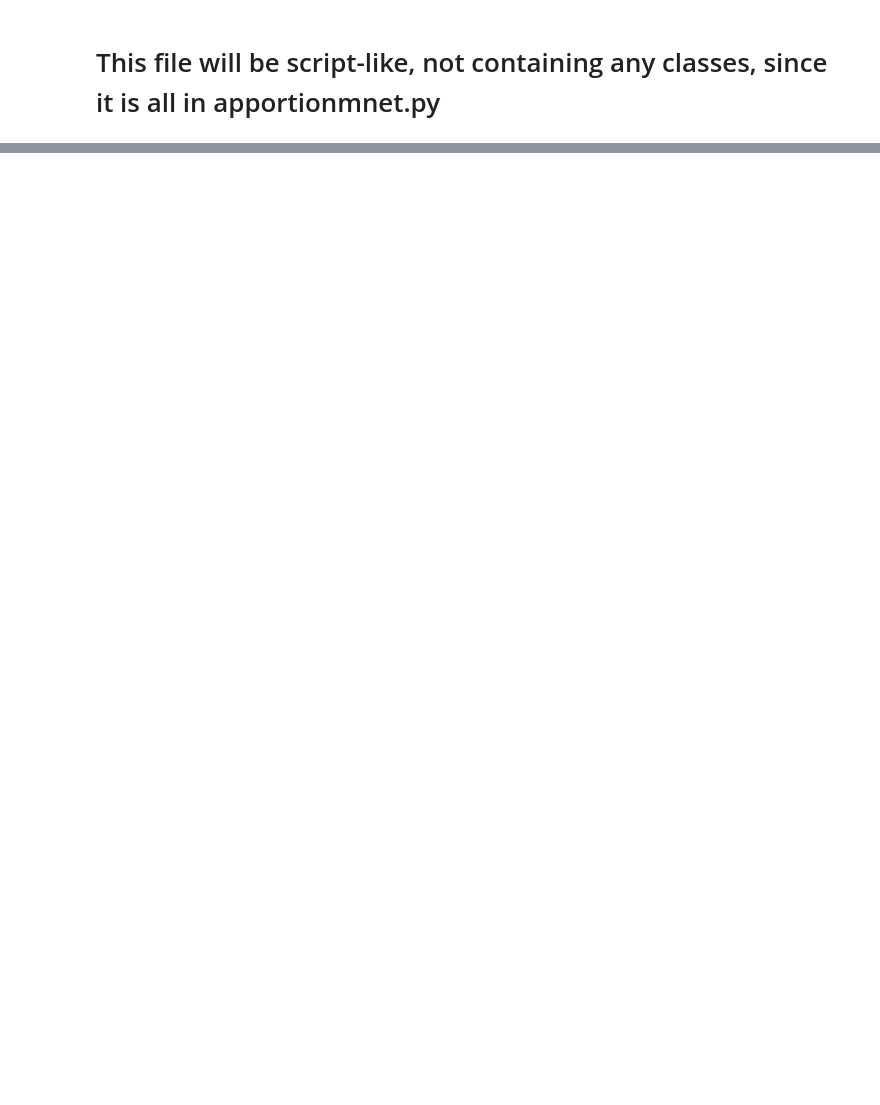
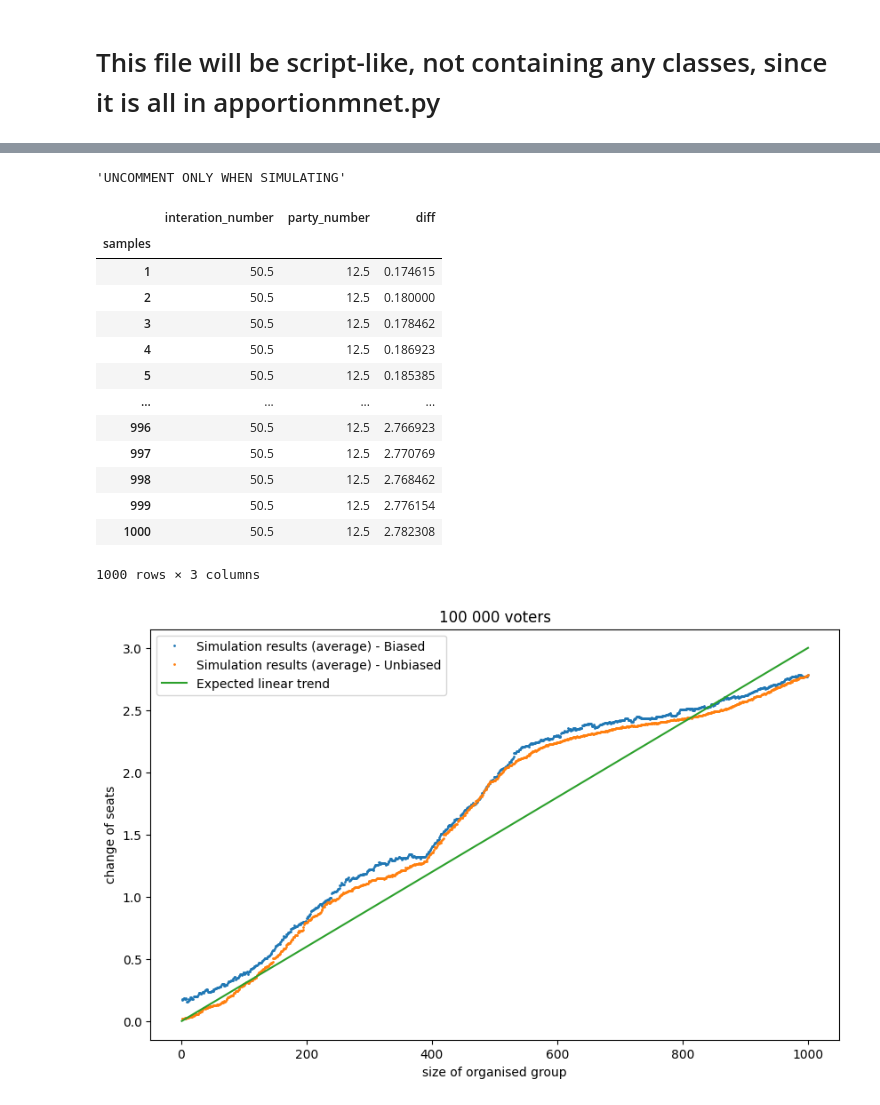
Before and after one commit to JnKamas/bc-praca, a Jupyter notebook: solution.ipynb, the cells around one changed output, grey strips where cells are left out. Saved outputs shown, nothing was run; the diff lists cells and outputs as text; code cells hidden in the pictures; blank space fills up the shorter version.

```diff
--- a/solution.ipynb
+++ b/solution.ipynb
@@ -61,0 +8,75 @@ Time: 47.11570858955383 seconds.
+# %%
+'''UNCOMMENT ONLY WHEN SIMULATING'''
+
+# # Simulation parameters
+# voters = 10000
+# num_seats = 150
+# nit = 100
+# group_size = 1000
+# link='NRSR2023_clean.csv'
+
+# ap = Apportionment(num_seats, voters, link=link)
+# # -> TODO higher tresholds for coalitions
+# print("No of votes from source:", sum(ap.subject_votes.values()))
+# print("Considered votes:", ap.voters)
+# print("No. of seats:", num_seats)
+
+# #apportionment test
+# result = ap.divide_seats("slovak")
+# if not (sum(result.values()) == 150): print(result.values())
+# else: print("seats ok")
+# if not (list(result.values()) == [32, 16, 11, 10, 42, 27, 12]): print(result.values())
+# else: print("apport ok")
+# print("Apportionment should work correctly.")
+
+# print(sum(ap.probabilities.values()))
+# ap.iterated_simulate('numpy', f'testA1.csv', nit=nit, group_size=group_size)
+# %% [output]
+'UNCOMMENT ONLY WHEN SIMULATING'
+# %%
+df = pd.read_csv('test3.csv')
+dfo = pd.read_csv('oldtest3.csv')
+
+grouped_df = df.groupby('samples').mean()
+grouped_dfo = dfo.groupby('samples').mean()
+
+display(grouped_df)
+
+plt.figure(figsize=(10, 6))
+
+x_values = grouped_df.index
+y_values = grouped_df['diff']
+
+plt.plot(x_values, y_values, 'o', markersize=1, label='Simulation results (average) - Biased')
+
+x_values = grouped_dfo.index
+y_values = grouped_dfo['diff']
+
+plt.plot(x_values, y_values, 'o', markersize=1, label='Simulation results (average) - Unbiased')
+
+x = np.arange(1, 1001)
+y = (3/1000) * x
+
+plt.plot(x, y, label='Expected linear trend')
+plt.xlabel('size of organised group')
+plt.ylabel('change of seats')
+plt.title('100 000 voters')
+
+plt.legend()
+plt.show()
+# %% [output]
+|  | interation_number | party_number | diff |
+| samples |  |  |  |
+| 1 | 50.5 | 12.5 | 0.174615 |
+| 2 | 50.5 | 12.5 | 0.180000 |
+| 3 | 50.5 | 12.5 | 0.178462 |
+| 4 | 50.5 | 12.5 | 0.186923 |
+| 5 | 50.5 | 12.5 | 0.185385 |
+| ... | ... | ... | ... |
+| 996 | 50.5 | 12.5 | 2.766923 |
+| 997 | 50.5 | 12.5 | 2.770769 |
+| 998 | 50.5 | 12.5 | 2.768462 |
+| 999 | 50.5 | 12.5 | 2.776154 |
+| 1000 | 50.5 | 12.5 | 2.782308 |
+1000 rows × 3 columns
+[figure, added]
```
Also changed, not shown: parts of 8 cells of this notebook, 9 other files.
